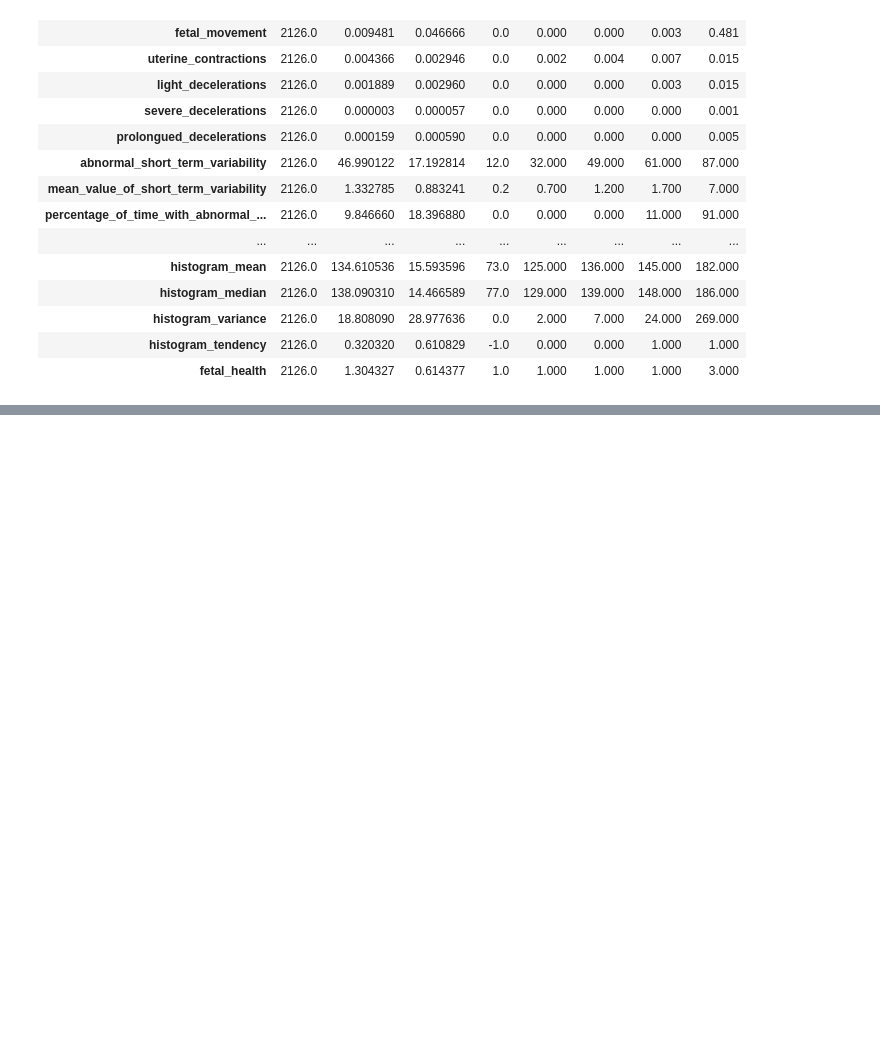
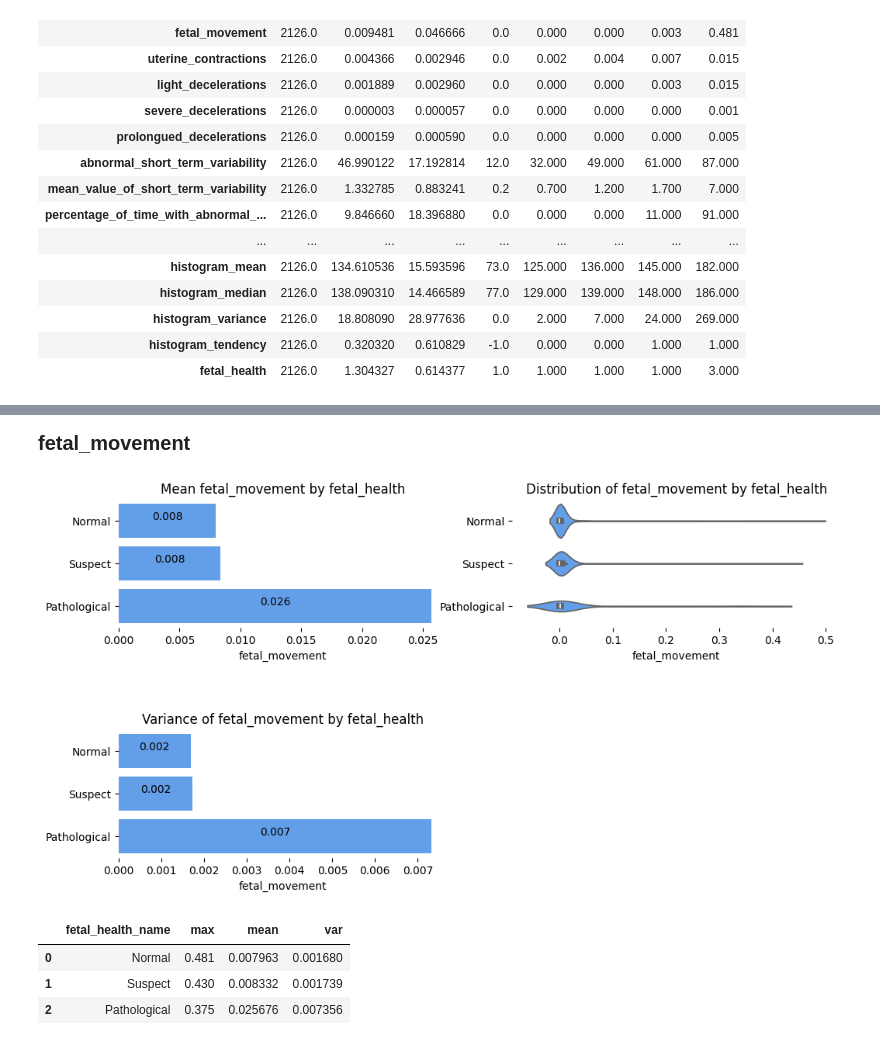
Before and after one commit to yuki172/fetal-health-classification, a Jupyter notebook: main.ipynb, the cells around one changed output, grey strips where cells are left out. Cells and saved outputs as stored; diff of their text form; code cells hidden in the pictures; blank space fills up the shorter version.

```diff
--- a/main.ipynb
+++ b/main.ipynb
@@ -108,0 +146,51 @@ sns.countplot(data= health_data, x="fetal_health", alpha=0.5, color='#05b0a3')
+# %%
+def get_column_dist_by_fetal_health(col, health_data):
+    fig, axes = plt.subplots(2, 2, figsize=(16, 8))
+    fig.set_size_inches(12, 6)
+    ax1 = axes[0][0]
+    sns.barplot(x=col, y='fetal_health_name', data=health_data, color='#4D9DFF', order=health_state_names_order,
+                estimator=np.mean, errorbar=None, err_kws={'linewidth': 0}, ax=ax1)
+    for p in ax1.patches:
+        ax1.annotate(f'{p.get_width():.3f}', (p.get_x() + p.get_width() / 2., p.get_y() + p.get_height()),
+                    ha='center', va='center', xytext=(0, 20), textcoords='offset points', fontsize=10, color='black')
+    ax1.set_title(f'Mean {col} by fetal_health')
+    ax1.set_xlabel(col)
+    ax1.set_ylabel('')
+    sns.despine(left=True, bottom=True, ax=ax1)
+
+    ax2 = axes[0][1]
+    sns.violinplot(x=col, y='fetal_health_name', data=health_data, color='#4D9DFF', order=health_state_names_order, ax=ax2)
+    ax2.set_title(f'Distribution of {col} by fetal_health')
+    ax2.set_ylabel("")
+    plt.yticks([])
+    sns.despine(left=True, bottom=True, ax=ax2)
+
+    ax3 = axes[1][0]
+    sns.barplot(x=col, y='fetal_health_name', data=health_data, color='#4D9DFF', order=health_state_names_order,
+                estimator=np.var, errorbar=None, err_kws={'linewidth': 0}, ax=ax3)
+    for p in ax3.patches:
+        ax3.annotate(f'{p.get_width():.3f}', (p.get_x() + p.get_width() / 2., p.get_y() + p.get_height()),
+                    ha='center', va='center', xytext=(0, 20), textcoords='offset points', fontsize=10, color='black')
+    ax3.set_title(f'Variance of {col} by fetal_health')
+    ax3.set_xlabel(col)
+    ax3.set_ylabel('')
+    sns.despine(left=True, bottom=True, ax=ax3)
+
+    plt.subplots_adjust(hspace = 0.8)
+    axes[1][1].axis('off')
+
+def get_column_description_by_fetal_health(col, health_data):
+    return health_data.groupby(['fetal_health', 'fetal_health_name'])[col].agg(['max', 'mean', 'var']).reset_index().sort_values(by='fetal_health').drop(['fetal_health'], axis=1)
+# %% [markdown]
+<div style="font-size: 20px"><b>fetal_movement</b></div>
+# %%
+get_column_dist_by_fetal_health('fetal_movement', health_data)
+# %% [output]
+[figure, added]
+# %%
+get_column_description_by_fetal_health('fetal_movement', health_data)
+# %% [output]
+|  | fetal_health_name | max | mean | var |
+| 0 | Normal | 0.481 | 0.007963 | 0.001680 |
+| 1 | Suspect | 0.430 | 0.008332 | 0.001739 |
+| 2 | Pathological | 0.375 | 0.025676 | 0.007356 |
```
Also changed, not shown: parts of 24 cells of this notebook.
